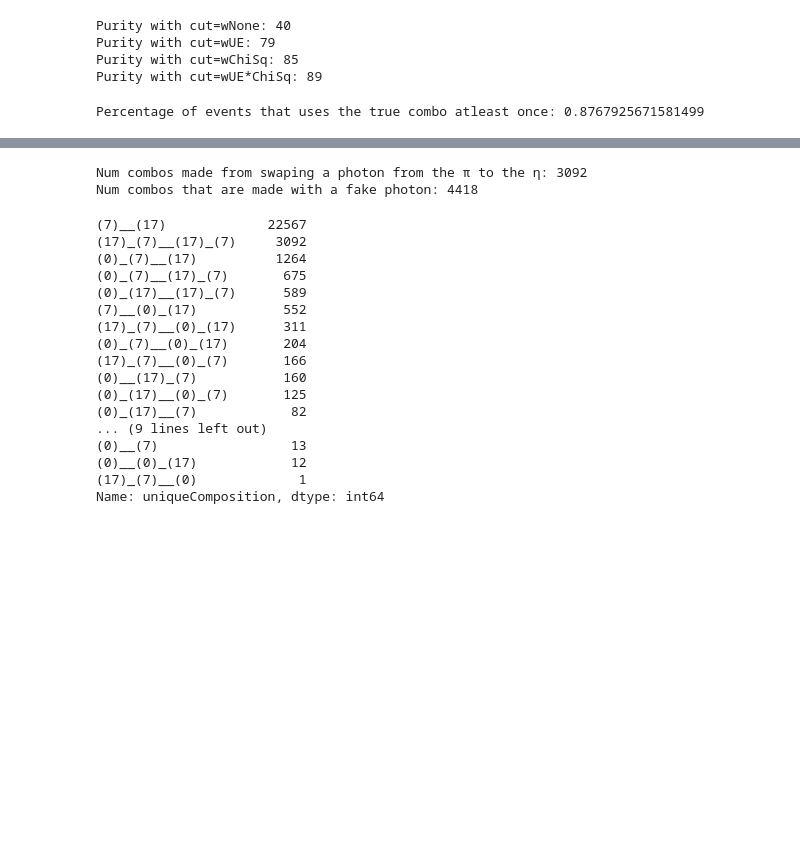
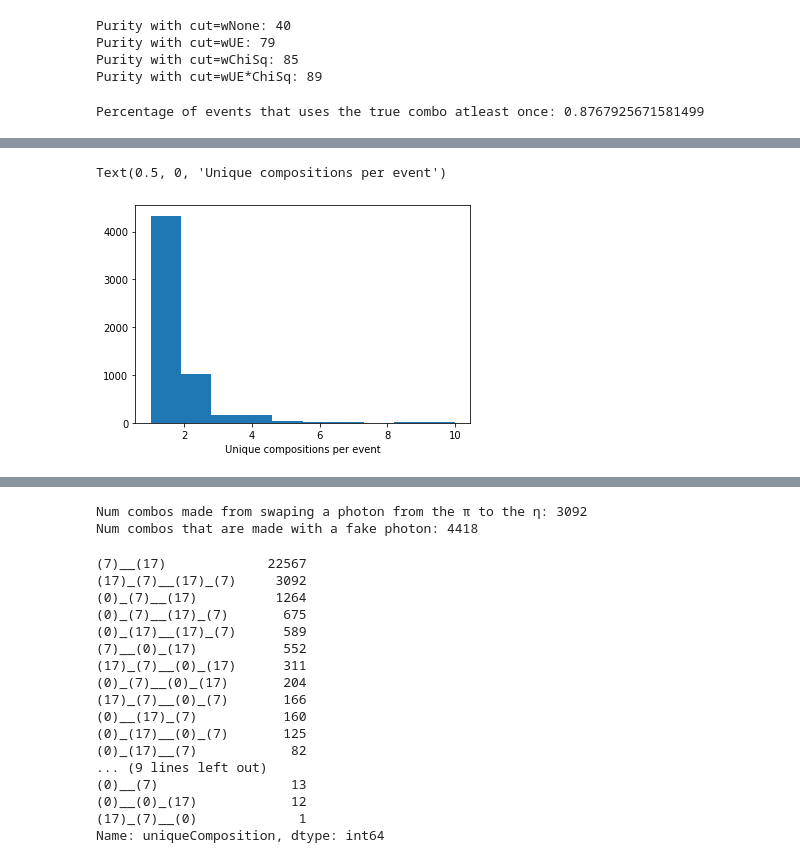
Before and after one commit to lan13005/topologyAnalysis, a Jupyter notebook: logFile/composition.ipynb, the cells around one changed output, grey strips where cells are left out. Drawn from its saved outputs; the diff is of its cells as text; code cells hidden in the pictures; blank space fills up the shorter version.

Commit message:
Checking number of unique compositions per event, and a heatmap showing how some unique compositions come in pairs

```diff
--- a/logFile/composition.ipynb
+++ b/logFile/composition.ipynb
@@ -87,0 +115,10 @@ Percentage of events that uses the true combo atleast once: 0.8767925671581499
+# %%
+numDiffCompsPerEvent = []
+for iEvent in uniqueCompsPerEvent.droplevel(level=1).index:
+    numDiffCompsPerEvent.append(len(uniqueCompsPerEvent[iEvent]))
+numDiffCompsPerEvent=np.array(numDiffCompsPerEvent)
+plt.hist(numDiffCompsPerEvent)
+plt.xlabel("Unique compositions per event")
+# %% [output]
+Text(0.5, 0, 'Unique compositions per event')
+[figure, added]
```
Also changed, not shown: parts of 10 cells of this notebook.
